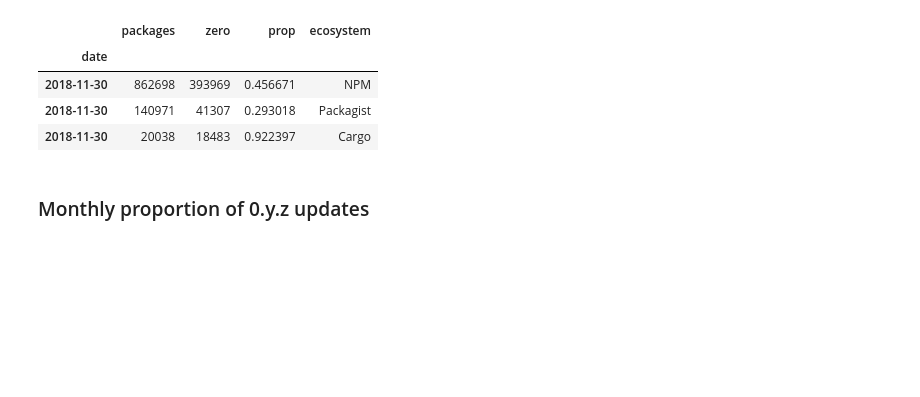
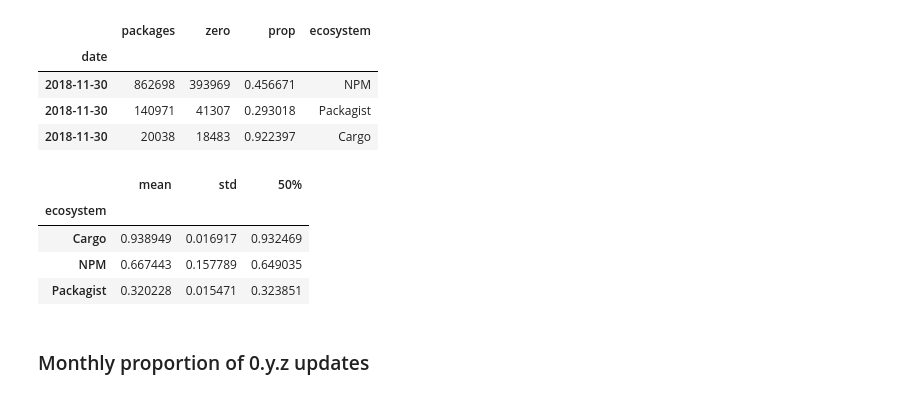
Before and after one commit to AlexandreDecan/secos-zero, a Jupyter notebook: notebooks/Magic zero.ipynb, the cells around one changed output. Saved outputs shown, nothing was run; the diff lists cells and outputs as text; code cells hidden in the pictures; blank space fills up the shorter version.

```diff
--- a/notebooks/Magic zero.ipynb
+++ b/notebooks/Magic zero.ipynb
@@ -151,6 +151,14 @@ _.sort_index().iloc[-len(ECOSYSTEMS):]
 | 2018-11-30 | 862698 | 393969 | 0.456671 | NPM |
 | 2018-11-30 | 140971 | 41307 | 0.293018 | Packagist |
 | 2018-11-30 | 20038 | 18483 | 0.922397 | Cargo |
+# %%
+_.groupby('ecosystem')['prop'].describe()[['mean', 'std', '50%']]
+# %% [output]
+|  | mean | std | 50% |
+| ecosystem |  |  |  |
+| Cargo | 0.938949 | 0.016917 | 0.932469 |
+| NPM | 0.667443 | 0.157789 | 0.649035 |
+| Packagist | 0.320228 | 0.015471 | 0.323851 |
 # %% [markdown]
 ### Monthly proportion of 0.y.z updates
 # %%
```
Also changed, not shown: parts of 4 cells of this notebook.
